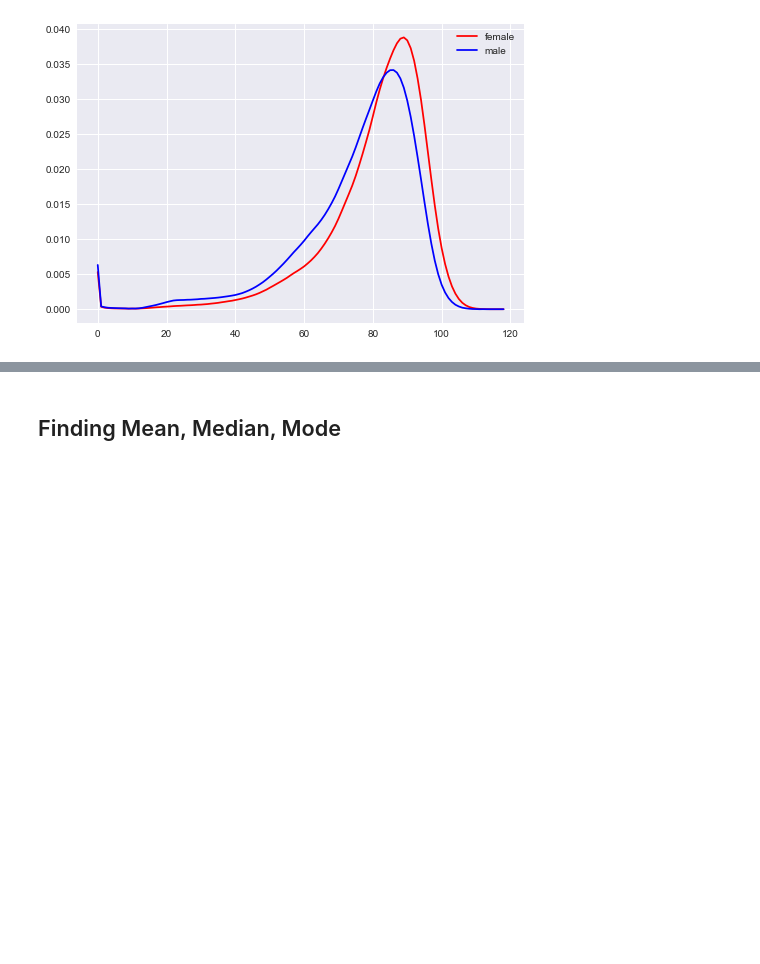
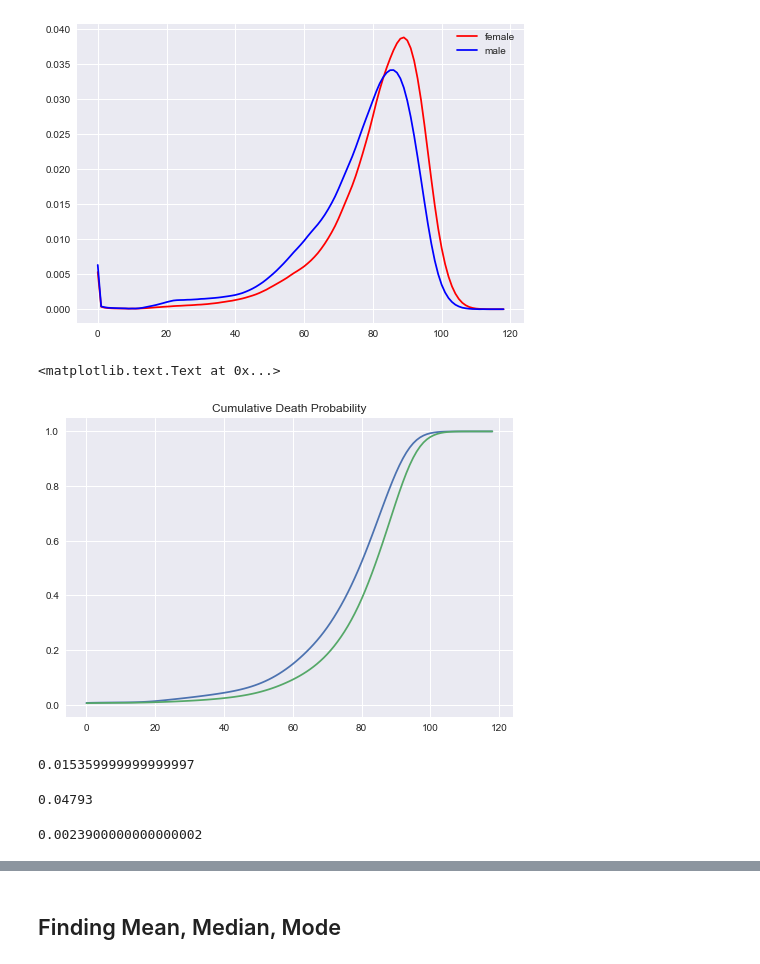
Before and after one commit to jonkwee/Stats-Project, a Jupyter notebook: Statistics Project 2.ipynb, the cells around one changed output, grey strips where cells are left out. Saved outputs shown, nothing was run; the diff lists cells and outputs as text; code cells hidden in the pictures; blank space fills up the shorter version.

```diff
--- a/Statistics Project 2.ipynb
+++ b/Statistics Project 2.ipynb
@@ -224,3 +224,22 @@ plt.legend()
 # %% [output]
 <matplotlib.legend.Legend at 0x...>
 [figure]
+# %%
+male_cum_data = plt.plot(male_death_at_age_probability.cumsum(), label='male')
+female_cum_data = plt.plot(female_death_at_age_probability.cumsum(), label='female')
+plt.title("Cumulative Death Probability")
+# %% [output]
+<matplotlib.text.Text at 0x...>
+[figure, added]
+# %%
+male_cum_data[0].get_ydata()[22]
+# %% [output]
+0.015359999999999997
+# %%
+male_cum_data[0].get_ydata()[42]
+# %% [output]
+0.04793
+# %%
+np.median(male_death_at_age_probability)
+# %% [output]
+0.0023900000000000002
```
Also changed, not shown: parts of 45 cells of this notebook.
